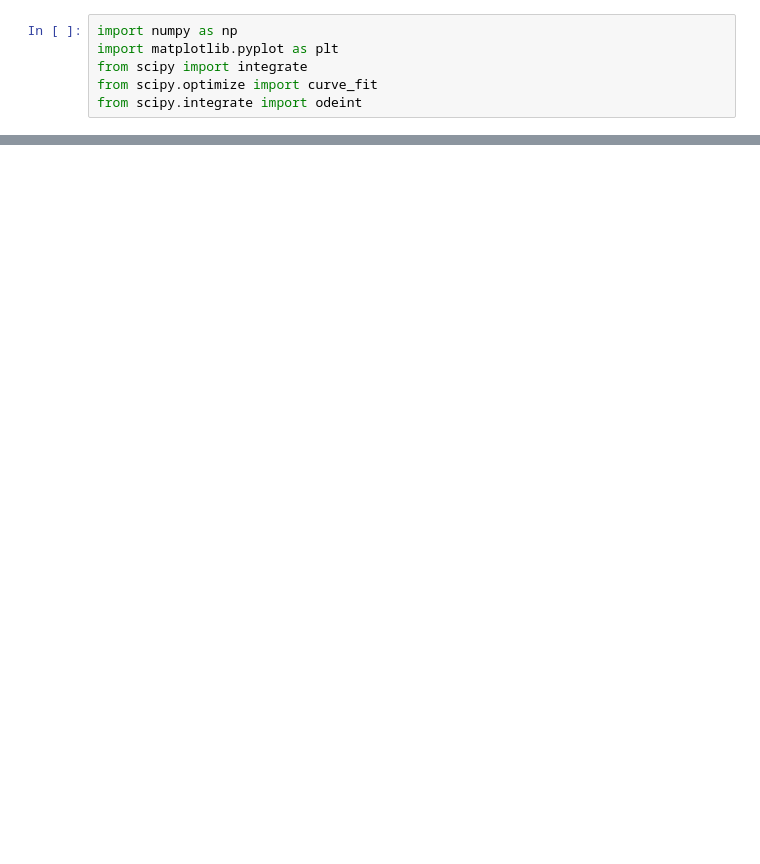
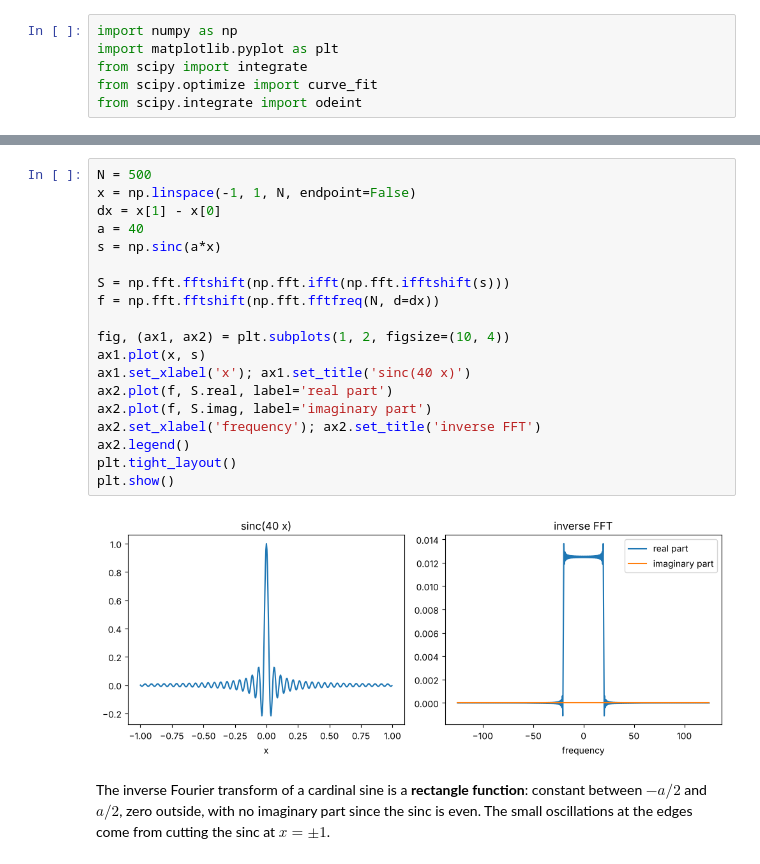
Before and after one commit to basselfads23/python-course, a Jupyter notebook: 1_python_basics_exercises.ipynb, the cells around one changed output, grey strips where cells are left out. Drawn from its saved outputs; the diff is of its cells as text; blank space fills up the shorter version.

```diff
--- a/1_python_basics_exercises.ipynb
+++ b/1_python_basics_exercises.ipynb
@@ -513,0 +245,23 @@ This is the reverse of a well-known result in optics: the diffraction pattern of
+# %%
+N = 500
+x = np.linspace(-1, 1, N, endpoint=False)
+dx = x[1] - x[0]
+a = 40
+s = np.sinc(a*x)
+
+S = np.fft.fftshift(np.fft.ifft(np.fft.ifftshift(s)))
+f = np.fft.fftshift(np.fft.fftfreq(N, d=dx))
+
+fig, (ax1, ax2) = plt.subplots(1, 2, figsize=(10, 4))
+ax1.plot(x, s)
+ax1.set_xlabel('x'); ax1.set_title('sinc(40 x)')
+ax2.plot(f, S.real, label='real part')
+ax2.plot(f, S.imag, label='imaginary part')
+ax2.set_xlabel('frequency'); ax2.set_title('inverse FFT')
+ax2.legend()
+plt.tight_layout()
+plt.show()
+# %% [output]
+[figure, added]
+# %% [markdown]
+The inverse Fourier transform of a cardinal sine is a **rectangle function**: constant between $-a/2$ and $a/2$, zero outside, with no imaginary part since the sinc is even. The small oscillations at the edges come from cutting the sinc at $x=\pm1$.
```
Also changed, not shown: parts of 62 cells of this notebook, 4 other files.
